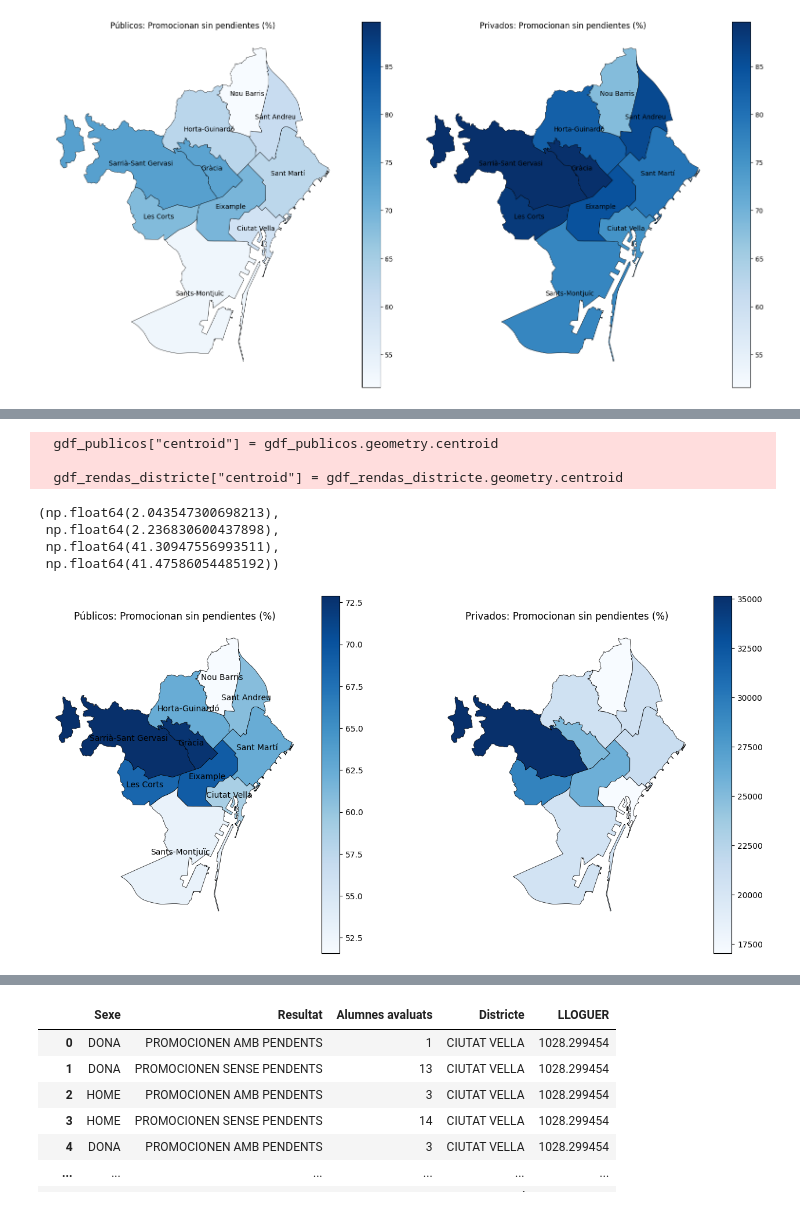
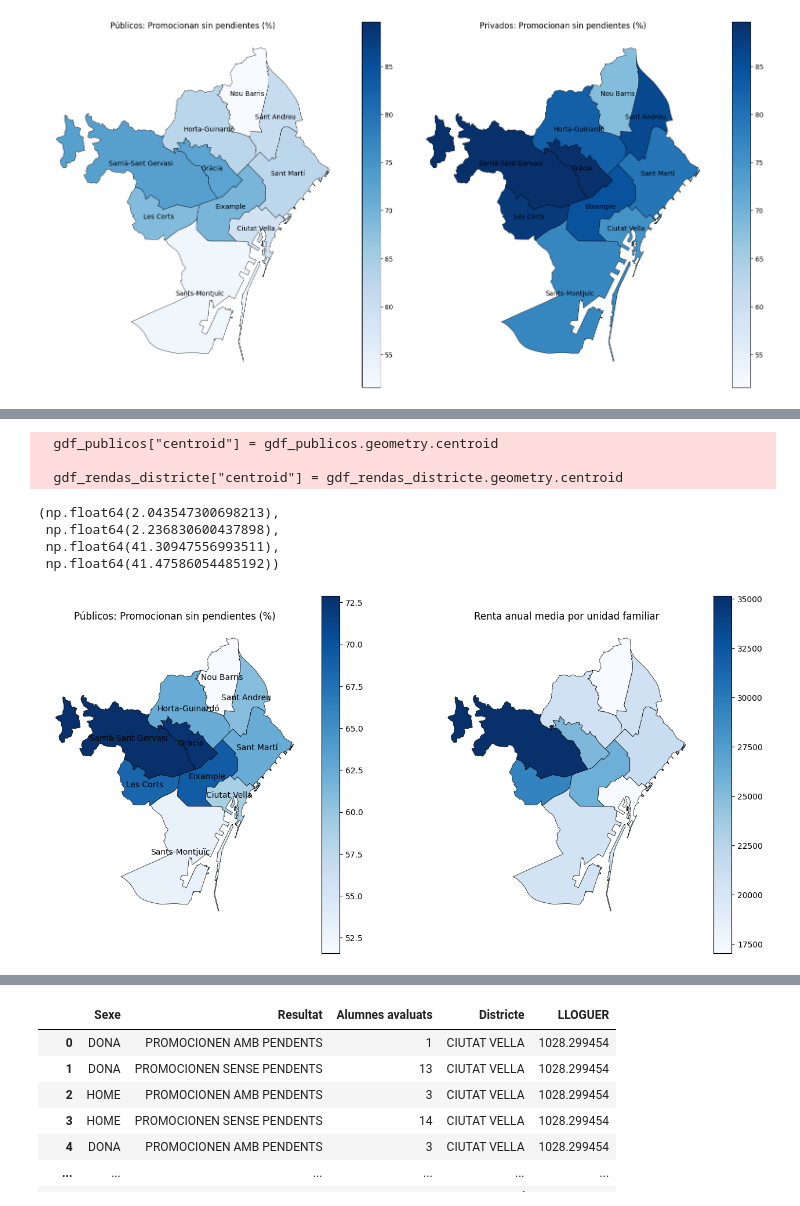
Before and after one commit to annaszymanskicortes/truco-o-dato, a Jupyter notebook: notebook_ana.ipynb, the cells around one changed output, grey strips where cells are left out. Cells and saved outputs as stored; diff of their text form; code cells hidden in the pictures.

```diff
--- a/notebook_ana.ipynb
+++ b/notebook_ana.ipynb
@@ -356,35 +359,35 @@ ax[0].axis("off")
 # Añadir nombres
 for idx, row in gdf_publicos.iterrows():
     ax[0].text(
         row["centroid"].x,
         row["centroid"].y,
         row["nom_districte"],
         fontsize=10,
         ha="center",
         va="center",
         color="black"
     )
 
 # --- Mapa privados ---
 gdf_rendas_districte.plot(
     column="Import_Euros",
     cmap="Blues",
     legend=True,
     edgecolor="black",
     linewidth=0.5,
     ax=ax[1]
 )
-ax[1].set_title("Privados: Promocionan sin pendientes (%)")
+ax[1].set_title("Renta anual media por unidad familiar")
 ax[1].axis("off")
 # %% [output]
   gdf_publicos["centroid"] = gdf_publicos.geometry.centroid
 
   gdf_rendas_districte["centroid"] = gdf_rendas_districte.geometry.centroid
 (np.float64(2.043547300698213),
  np.float64(2.236830600437898),
  np.float64(41.30947556993511),
  np.float64(41.47586054485192))
-[figure, old version]
+[figure, new version]
 # %%
 df_equipaments=pd.read_csv('data_Ana/Equipaments_de_Catalunya_20251110.csv', delimiter=',')
 
```
Also changed, not shown: parts of 8 cells of this notebook.
